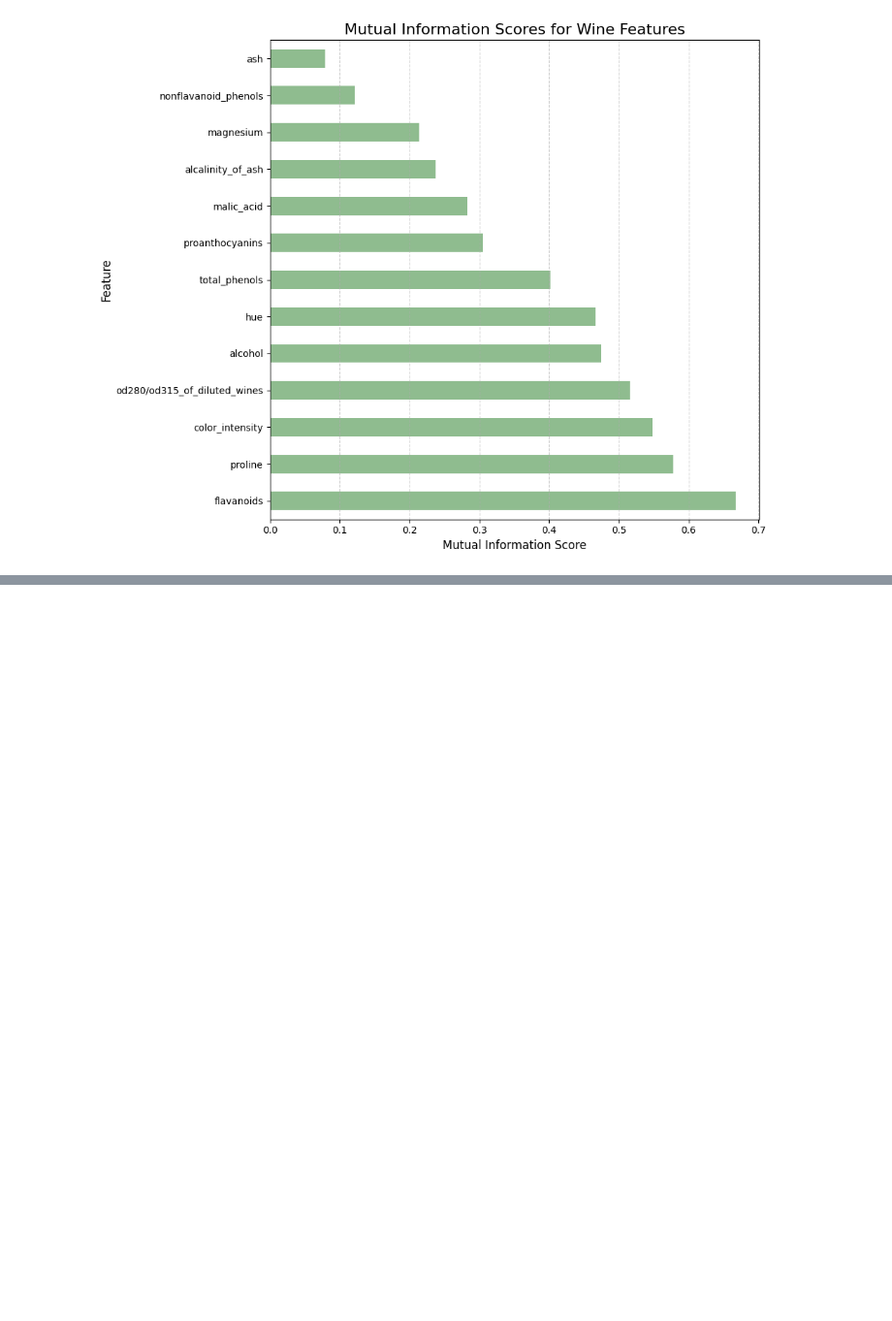
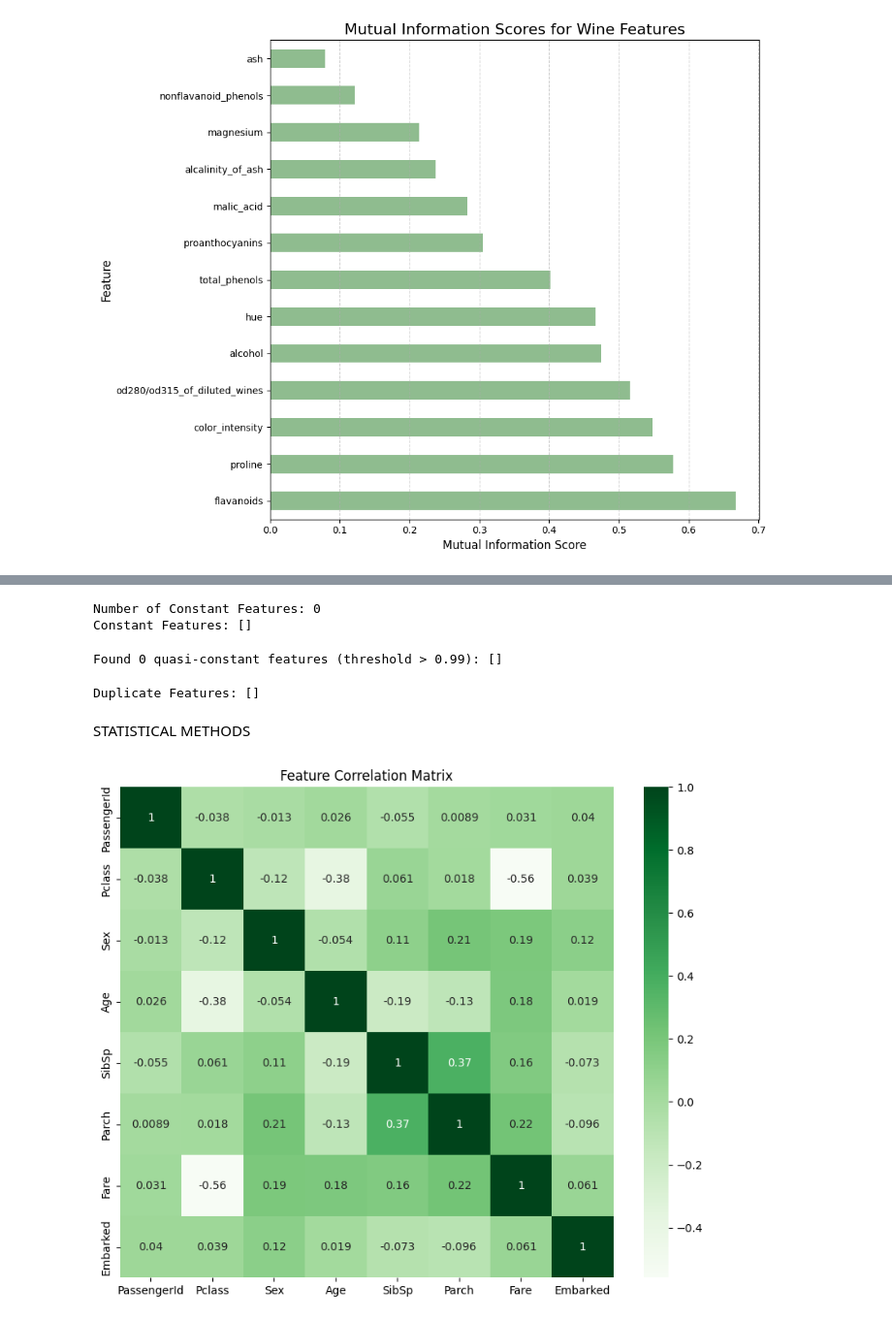
Before and after one commit to V4T5AV/ML, a Jupyter notebook: ML.ipynb, the cells around one changed output, grey strips where cells are left out. Shown at 97% size. Cells and saved outputs as stored; diff of their text form; code cells hidden in the pictures; blank space fills up the shorter version.

```diff
--- a/ML.ipynb
+++ b/ML.ipynb
@@ -623,0 +675,61 @@ dtype: float64
+# %%
+# Constant Features
+from sklearn.feature_selection import VarianceThreshold
+
+# Separate features (X) and target (y) from the combined_df
+X = combined_df.drop(labels=['Survived', 'dataset_type'], axis=1)
+y = combined_df['Survived']
+
+selector = VarianceThreshold(threshold=0)
+selector.fit(X)
+
+constant_features = X.columns[~selector.get_support()]
+
+print("Number of Constant Features:", len(constant_features))
+print("Constant Features:", list(constant_features))
+# %% [output]
+Number of Constant Features: 0
+Constant Features: []
+# %%
+#quasi-constant features
+# A feature is quasi-constant if one value makes up a large proportion of the data.
+# We'll set a threshold of 99% (0.99)
+threshold = 0.99
+quasi_constant_features = []
+
+# We need to iterate over the columns of the new DataFrame (without constant features).
+for col in X.columns:
+    # Get the value counts and normalize them to get percentages.
+    percentages = X[col].value_counts(normalize=True)
+    # The highest percentage is the first item in the series (percentages.iloc[0]).
+    if percentages.iloc[0] > threshold:
+        quasi_constant_features.append(col)
+
+print(f"Found {len(quasi_constant_features)} quasi-constant features (threshold > {threshold}): {quasi_constant_features}")
+# %% [output]
+Found 0 quasi-constant features (threshold > 0.99): []
+# %%
+#duplicate features
+dup_features = []
+columns = X.columns
+for i in range(len(columns)):
+    for j in range(i + 1, len(columns)):
+        if X[columns[i]].equals(X[columns[j]]):
+            dup_features.append((columns[i], columns[j]))
+print("Duplicate Features:", dup_features)
+# %% [output]
+Duplicate Features: []
+# %% [markdown]
+STATISTICAL METHODS
+# %%
+#statistical methods
+#correlation matrix
+# Drop the non-numeric 'dataset_type' column before calculating correlation
+X_numeric = X.drop(columns=['dataset_type'])
+corr = X_numeric.corr()
+plt.figure(figsize=(10, 8))
+sns.heatmap(corr, annot=True, cmap='Greens')
+plt.title("Feature Correlation Matrix")
+plt.show()
+# %% [output]
+[figure, added]
```
Also changed, not shown: parts of 8 cells of this notebook.
